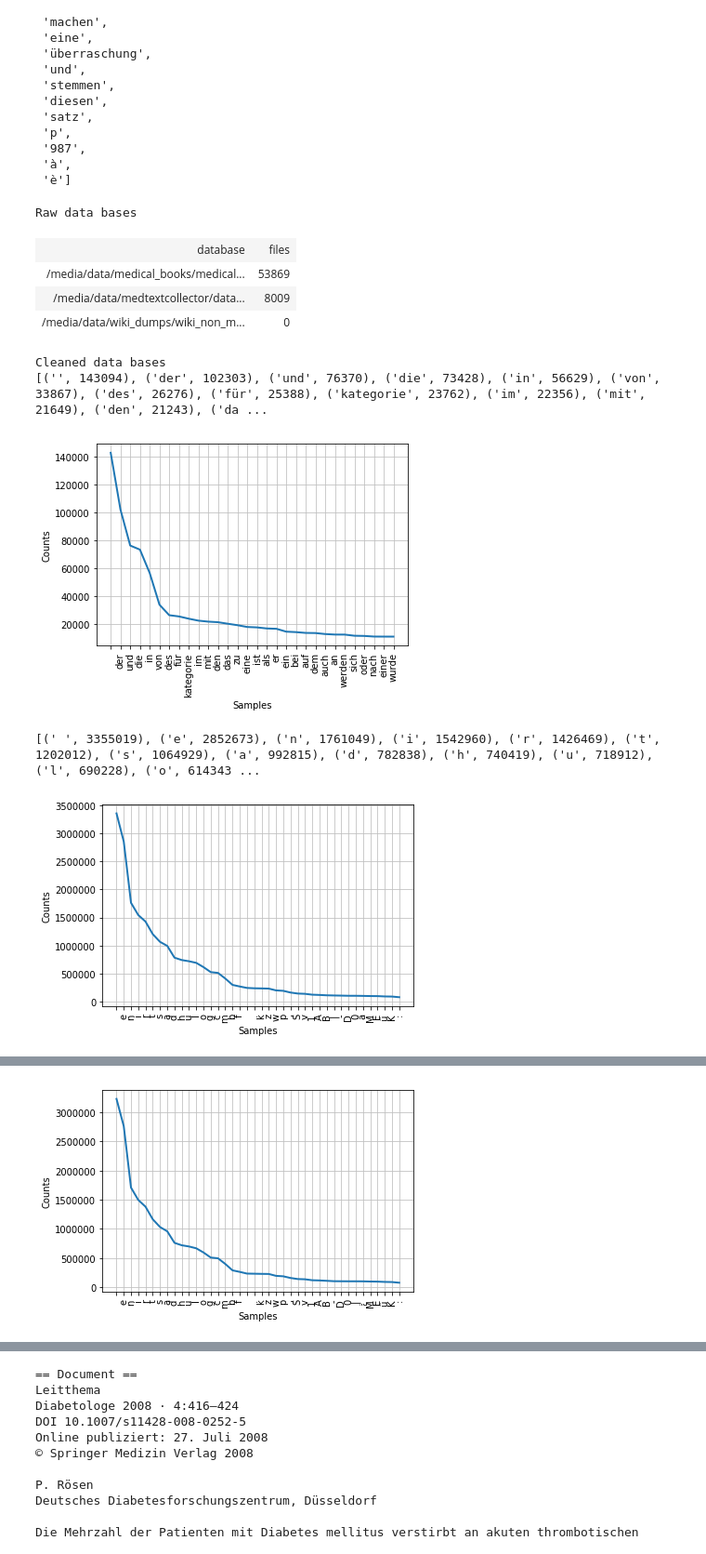
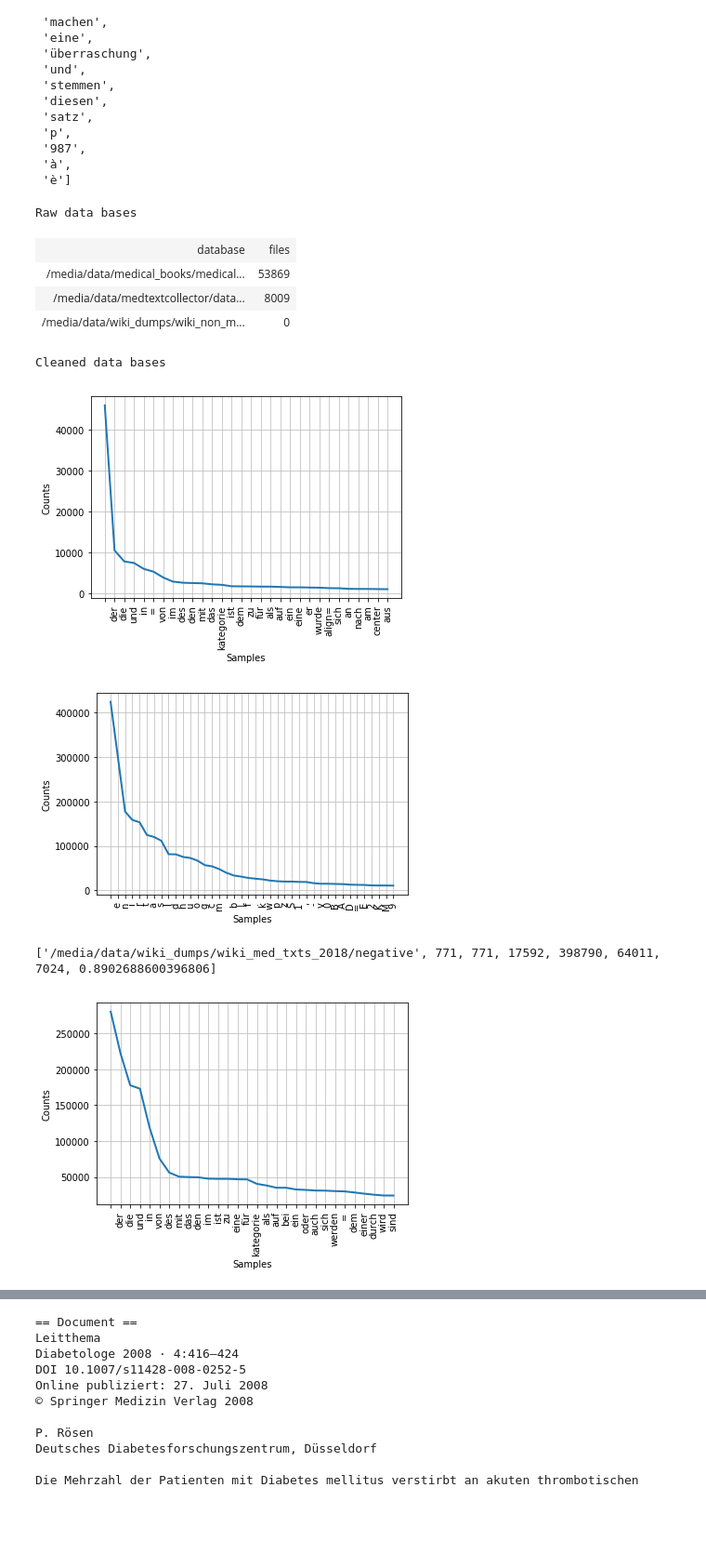
Before and after one commit to eonum/medtextcollector, a Jupyter notebook: medtext_pipeline.ipynb, the cells around one changed output, grey strips where cells are left out. Shown at 93% size. Drawn from its saved outputs; the diff is of its cells as text; code cells hidden in the pictures; blank space fills up the shorter version.

Commit message:
Analyse ratio of long tail distribution.

```diff
--- a/medtext_pipeline.ipynb
+++ b/medtext_pipeline.ipynb
@@ -97,7 +97,8 @@ from data_analysis_toolkit import get_files_from_folder, load_documents
 
 databases_raw = [config["medical_books_pdf_folder"], config["crawler_output_html"],
                 config["wiki_non_medical_txt"], ]
-databases_cleaned = [config['wiki_all_texts'], config['wiki_all_texts'] + '/positive', config["wiki_medical_txt"]]
+databases_cleaned = [config['wiki_all_texts'] + '/negative', config['wiki_all_texts'] + '/positive',
+                     config["wiki_medical_txt"], config['medical_books_txt_folder'], config['crawler_output_txt']]
 
 from IPython.display import HTML, display
 import tabulate
@@ -109,7 +110,8 @@ for db in  databases_raw:
 display(HTML(tabulate.tabulate(table, tablefmt='html')))
 
 print("Cleaned data bases")
-table = [["database", "files", "documents", "sentences", "tokens", "vocabulary", "vocabulary freq > 5"]]
+table = [["database", "files", "documents", "sentences", "tokens", "vocabulary",
+          "vocabulary freq > 5", "long tail ratio"]]
 vocs = []
 docs = []
 for db in  databases_cleaned:
@@ -125,8 +127,9 @@ for db in  databases_cleaned:
         sentences.extend(extract_sentences(document, sentence_detector))
     for sentence in sentences:
         tokens.extend(tokenizer.tokenize(sentence))
-        for token in tokens:
-            fdc_tokens.update(token)
+        # disable this if not enough time!
+        #for token in tokens:
+        #    fdc_tokens.update(token)
     voc = set(tokens)
     vocs.append(voc)
 
@@ -137,38 +140,41 @@ for db in  databases_cleaned:
 
     # character frequencies
     # print(fdc.most_common(40))
     fdc.plot(40,cumulative=False)
 
-    fdc_tokens.plot(40,cumulative=False)
+    #fdc_tokens.plot(40,cumulative=False)
 
     cropped_vocab_size = len([e for e in fd.items() if fd.get(e[0]) > 5])
+    vocab_size = len(voc)
+    long_tail_ratio = (vocab_size - cropped_vocab_size) / vocab_size
 
-    print([db, len(files), len(documents), len(sentences), len(tokens), len(voc), cropped_vocab_size])
+    print([db, len(files), len(documents), len(sentences), len(tokens), vocab_size,
+           cropped_vocab_size, long_tail_ratio])
     table.append([db, "{:,}".format(len(files)), "{:,}".format(len(documents)),
                   "{:,}".format(len(sentences)), "{:,}".format(len(tokens)),
-                  "{:,}".format(len(voc)), "{:,}".format(cropped_vocab_size)])
-
+                  "{:,}".format(vocab_size), "{:,}".format(cropped_vocab_size),
+                  "{:,}".format(long_tail_ratio)])
 
 
     # TODO print character histograms
 display(HTML(tabulate.tabulate(table, tablefmt='html')))
 
 voc_union = vocs[0]
 voc_intersection = vocs[0]
 for voc in vocs:
     voc_union = voc_union.union(voc)
     voc_intersection = voc_intersection.intersection(voc)
 
 print("Union vocabulary: " + "{:,}".format(len(voc_union)))
 print("Intersection vocabulary: " + "{:,}".format(len(voc_intersection)))
 # %% [output]
 Raw data bases
 | database | files |
 | /media/data/medical_books/medical... | 53869 |
 | /media/data/medtextcollector/data... | 8009 |
 | /media/data/wiki_dumps/wiki_non_m... | 0 |
 Cleaned data bases
-[('', 143094), ('der', 102303), ('und', 76370), ('die', 73428), ('in', 56629), ('von', 33867), ('des', 26276), ('für', 25388), ('kategorie', 23762), ('im', 22356), ('mit', 21649), ('den', 21243), ('da ...
-[figure, old version]
+[figure, new version]
+[figure, new version]
-[(' ', 3355019), ('e', 2852673), ('n', 1761049), ('i', 1542960), ('r', 1426469), ('t', 1202012), ('s', 1064929), ('a', 992815), ('d', 782838), ('h', 740419), ('u', 718912), ('l', 690228), ('o', 614343 ...
+['/media/data/wiki_dumps/wiki_med_txts_2018/negative', 771, 771, 17592, 398790, 64011, 7024, 0.8902688600396806]
-[figure, old version]
+[figure, new version]
@@ -179 +185,0 @@ Cleaned data bases
-[figure, old version]
```
Also changed, not shown: parts of 1 cell of this notebook, 2 other files.
